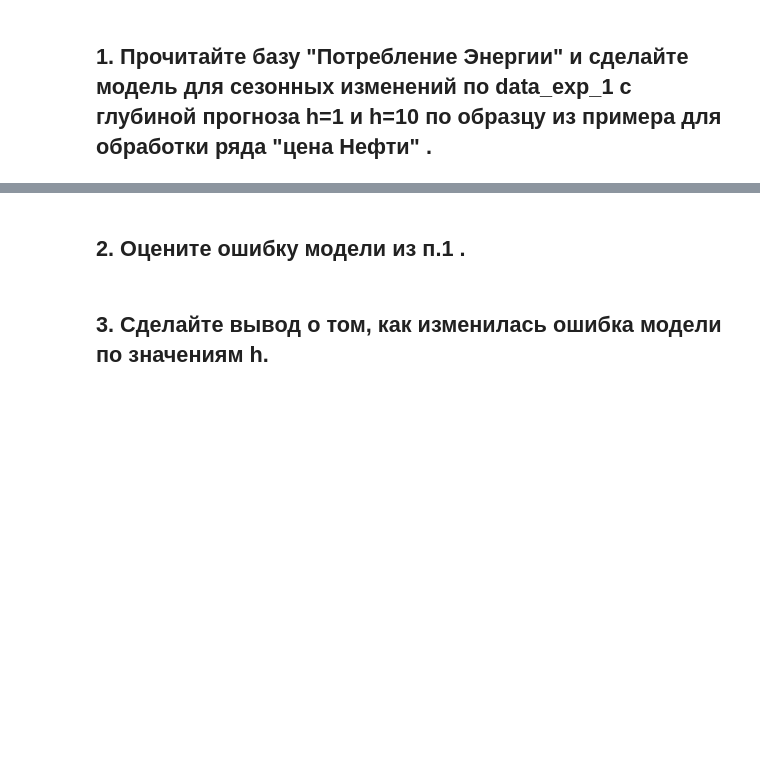
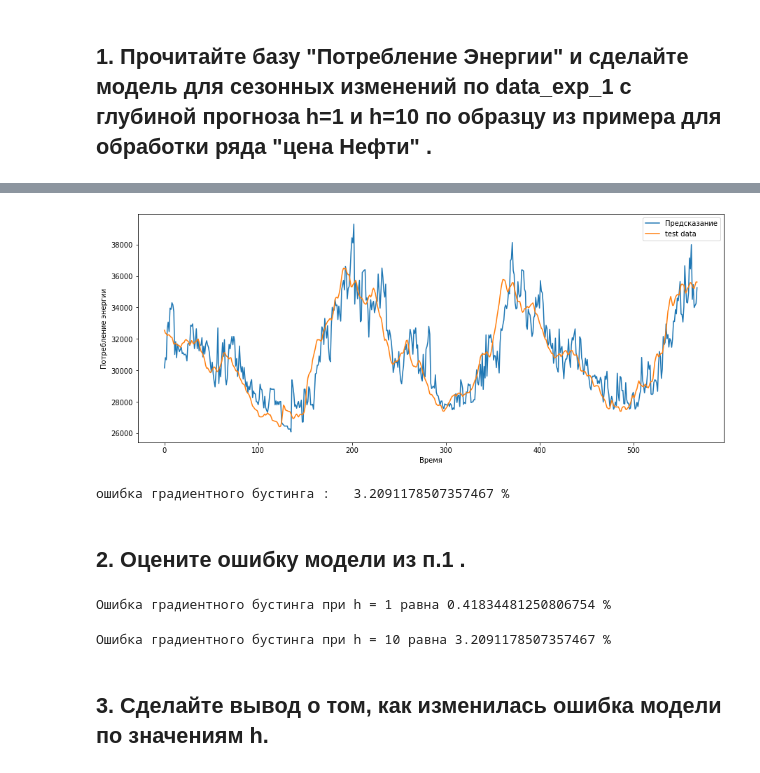
Before and after one commit to barinsm/GeekBrains, a Jupyter notebook: hw02.ipynb, the cells around one changed output, grey strips where cells are left out. Drawn from its saved outputs; the diff is of its cells as text; code cells hidden in the pictures; blank space fills up the shorter version.

```diff
--- a/hw02.ipynb
+++ b/hw02.ipynb
@@ -5,4 +174,45 @@
+# %%
+h = 10
+# %%
+X_train = train.iloc[:-h,:]
+y_train = train[df.columns[0]].values[h:]
+X_test = test.iloc[:-h,:]
+y_test = test[df.columns[0]].values[h:]
+# %%
+X_train = stsc.fit_transform(X_train)
+
+X_test = stsc.transform(X_test)
+# %%
+model_gb = GradientBoostingRegressor(max_depth=15, random_state=0, n_estimators=100)
+model_gb.fit( X_train, y_train )
+X_test_pred_gb = model_gb.predict(X_test)
+# %%
+plt.figure( figsize=(15, 6))
+
+plt.xlabel('Время')
+plt.ylabel('Потребление энергии')
+plt.plot(X_test_pred_gb, label='Предсказание')
+plt.plot(y_test, label='test data')
+#plt.plot(d_data.loc['2017-01-01':].index[h:], d_data.loc['2017-01-01':]['PJME_MW'].values[h:], label='исходный ряд')
+
+plt.legend()
+plt.show()
+
+er_g = mean_absolute_percentage_error(y_true=y_test, y_pred=X_test_pred_gb)
+
+print('ошибка градиентного бустинга :  ', er_g, '%')
+# %% [output]
+[figure, added]
+ошибка градиентного бустинга :   3.2091178507357467 %
 # %% [markdown]
 ## 2. Оцените ошибку модели из п.1 .
+# %%
+print(f'Ошибка градиентного бустинга при h = 1 равна {er_g_1} %')
+# %% [output]
+Ошибка градиентного бустинга при h = 1 равна 0.41834481250806754 %
+# %%
+print(f'Ошибка градиентного бустинга при h = 10 равна {er_g} %')
+# %% [output]
+Ошибка градиентного бустинга при h = 10 равна 3.2091178507357467 %
 # %% [markdown]
 ## 3. Сделайте вывод о том, как изменилась ошибка модели по значениям h.
```
Also changed, not shown: parts of 21 cells of this notebook.
